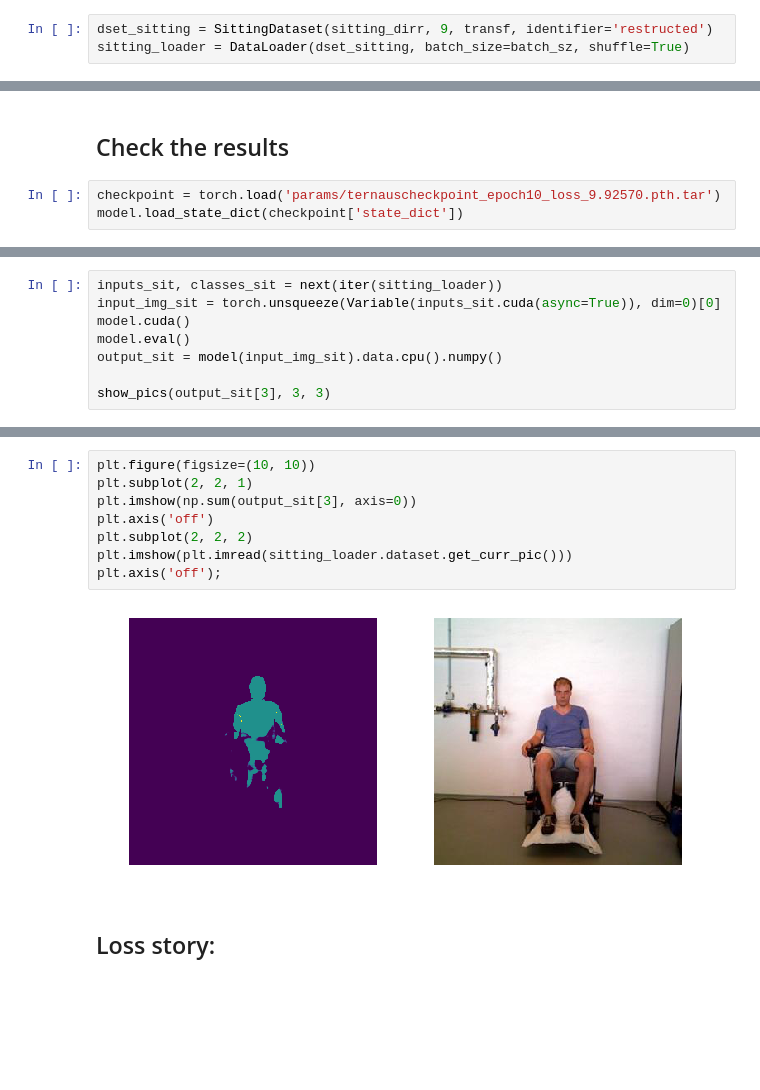
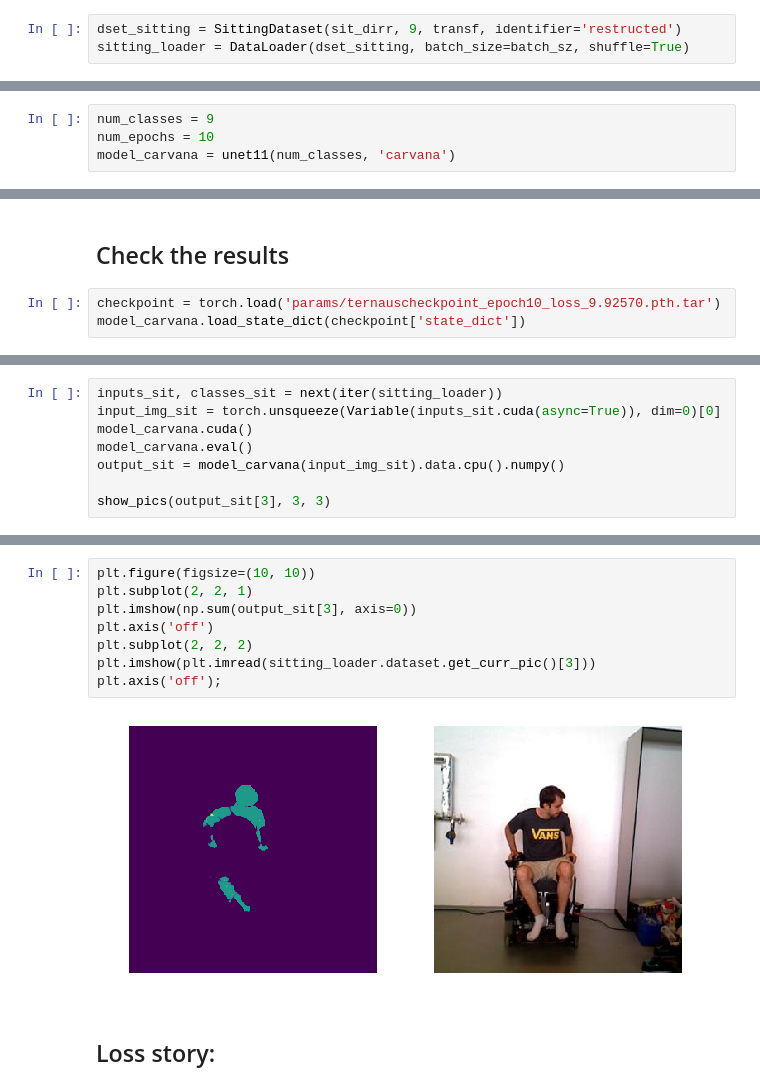
Before and after one commit to BobrG/dl_coursework, a Jupyter notebook: segmentation_pytorch.ipynb, the cells around one changed output, grey strips where cells are left out. Drawn from its saved outputs; the diff is of its cells as text; blank space fills up the shorter version.

```diff
--- a/segmentation_pytorch.ipynb
+++ b/segmentation_pytorch.ipynb
@@ -141,7 +151,7 @@ show_pics(classes_sur[0], 3, 3 )
 # %% [markdown]
 ### Sitting People Dataset.
 # %%
-dset_sitting = SittingDataset(sitting_dirr, 9, transf, identifier='restructed')
+dset_sitting = SittingDataset(sit_dirr, 9, transf, identifier='restructed')
 sitting_loader = DataLoader(dset_sitting, batch_size=batch_sz, shuffle=True)
 # %%
 inputs_sit, classes_sit = next(iter(sitting_loader))
@@ -166,0 +186,4 @@ scheduler = torch.optim.lr_scheduler.ReduceLROnPlateau(
+# %%
+num_classes = 9
+num_epochs = 10
+model_carvana = unet11(num_classes, 'carvana')
@@ -194,7 +226,7 @@ Train Epoch: 6 [1736
 ## Check the results
 # %%
 checkpoint = torch.load('params/ternauscheckpoint_epoch10_loss_9.92570.pth.tar')
-model.load_state_dict(checkpoint['state_dict'])
+model_carvana.load_state_dict(checkpoint['state_dict'])
 # %%
 inputs, classes = next(iter(test_loader))
 input_img = torch.unsqueeze(Variable(inputs.cuda(async=True)), dim=0)[0]
@@ -218,9 +250,9 @@ plt.axis('off');
 # %%
 inputs_sit, classes_sit = next(iter(sitting_loader))
 input_img_sit = torch.unsqueeze(Variable(inputs_sit.cuda(async=True)), dim=0)[0]
-model.cuda()
-model.eval()
-output_sit = model(input_img_sit).data.cpu().numpy()
+model_carvana.cuda()
+model_carvana.eval()
+output_sit = model_carvana(input_img_sit).data.cpu().numpy()
 
 show_pics(output_sit[3], 3, 3)
 # %% [output]
@@ -228,13 +260,13 @@ show_pics(output_sit[3], 3, 3)
 # %%
 plt.figure(figsize=(10, 10))
 plt.subplot(2, 2, 1)
 plt.imshow(np.sum(output_sit[3], axis=0))
 plt.axis('off')
 plt.subplot(2, 2, 2)
-plt.imshow(plt.imread(sitting_loader.dataset.get_curr_pic()))
+plt.imshow(plt.imread(sitting_loader.dataset.get_curr_pic()[3]))
 plt.axis('off');
 # %% [output]
-[figure, old version]
+[figure, new version]
 # %% [markdown]
 ## Loss story:
 # %%
```
Also changed, not shown: parts of 30 cells of this notebook.
